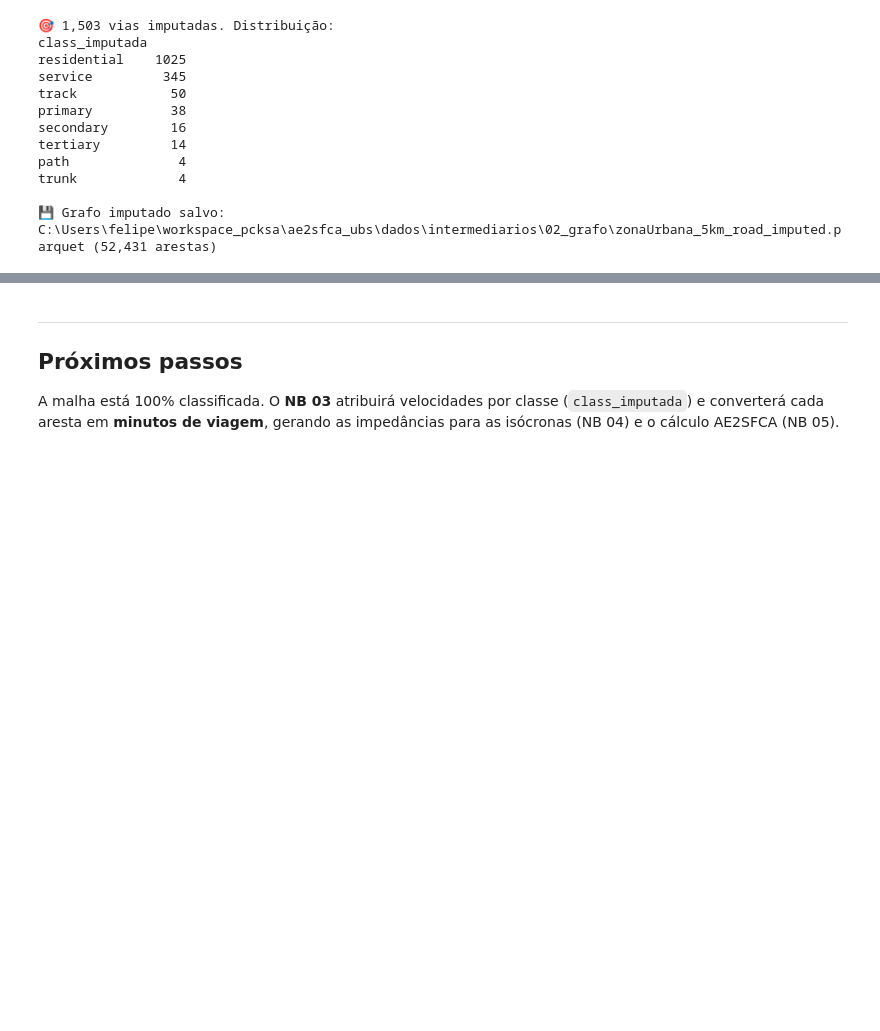
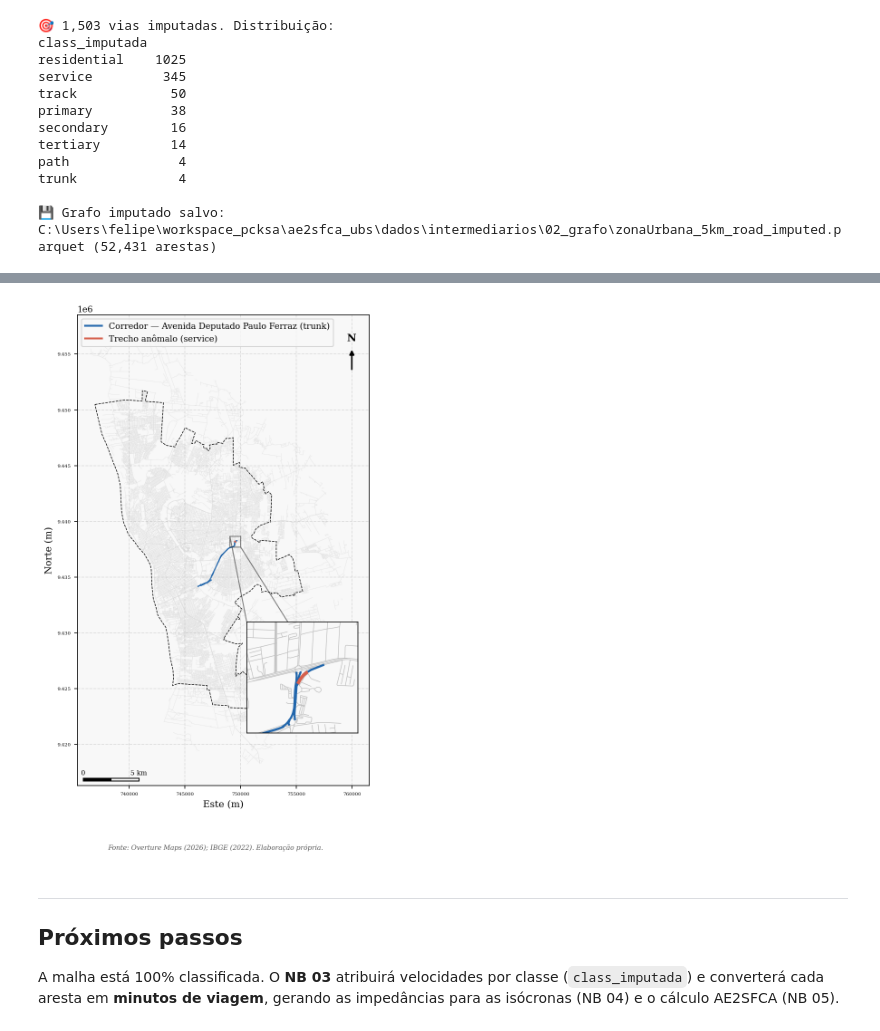
Before and after one commit to felipedantas-pi/ae2sfca-ubs, a Jupyter notebook: notebooks/02.2_Imputacao_GNN_City2Graph.ipynb, the cells around one changed output, grey strips where cells are left out. Drawn from its saved outputs; the diff is of its cells as text; code cells hidden in the pictures; blank space fills up the shorter version.

```diff
--- a/notebooks/02.2_Imputacao_GNN_City2Graph.ipynb
+++ b/notebooks/02.2_Imputacao_GNN_City2Graph.ipynb
@@ -492,3 +592,42 @@ trunk             4
+# %%
+# ── Fig. 07 — Exemplo de quebra de continuidade (visão geral + zoom) ────────
+zona_urbana = gpd.read_parquet(EXT_IBGE / "teresina_zonaUrbana_utm.parquet").to_crs(CRS_METRICO)
+
+# Exemplo mais legível: o trecho anômalo MAIS LONGO em corredor de classe alta
+exemplos = auditoria[auditoria["classe_corrigida"].isin(["primary", "trunk", "secondary"])]
+idx_ex = exemplos.sort_values("comprimento_m", ascending=False).index[0]
+via_ex = auditoria.loc[idx_ex, "via"]
+corredor = gdf[gdf["nomes_vias"] == via_ex]
+
+seg = gdf.loc[idx_ex]
+cx, cy = seg.geometry.centroid.x, seg.geometry.centroid.y
+R = max(300, seg["length_m"] * 3.5)   # janela de zoom proporcional ao trecho
+
+fig, ax = plt.subplots(figsize=(9, 9))
+gdf.plot(ax=ax, color="#DDDDDD", linewidth=0.25, zorder=1)
+corredor.plot(ax=ax, color="#2166AC", linewidth=1.3, zorder=2)
+gdf.loc[[idx_ex]].plot(ax=ax, color="#D6604D", linewidth=2.5, zorder=3)
+zona_urbana.boundary.plot(ax=ax, color="black", linestyle="--", linewidth=0.7, zorder=1)
+
+# Inset ampliado sobre o trecho anômalo
+axins = ax.inset_axes([0.58, 0.04, 0.38, 0.38])
+gdf.cx[cx-R:cx+R, cy-R:cy+R].plot(ax=axins, color="#BBBBBB", linewidth=0.6)
+corredor.cx[cx-R:cx+R, cy-R:cy+R].plot(ax=axins, color="#2166AC", linewidth=2.2)
+gdf.loc[[idx_ex]].plot(ax=axins, color="#D6604D", linewidth=3.5)
+axins.set_xlim(cx-R, cx+R); axins.set_ylim(cy-R, cy+R)
+axins.set_xticks([]); axins.set_yticks([])
+ax.indicate_inset_zoom(axins, edgecolor="black")
+
+ax.legend(handles=[
+    Line2D([], [], color="#2166AC", lw=2, label=f"Corredor — {via_ex} ({auditoria.loc[idx_ex,'classe_corrigida']})"),
+    Line2D([], [], color="#D6604D", lw=2, label=f"Trecho anômalo ({auditoria.loc[idx_ex,'classe_original']})"),
+], loc="upper left")
+moldura_mapa(ax, "", "Overture Maps (2026); IBGE (2022). Elaboração própria.")
+barra_escala(ax); seta_norte(ax)
+plt.savefig(FIGURAS_NB / "nb022_fig07_exemplo_continuidade.png", bbox_inches="tight")
+plt.show()
+# %% [output]
+[figure, added]
 # %% [markdown]
 ---
 ## Próximos passos
```
Also changed, not shown: parts of 4 cells of this notebook, 3 other files.
